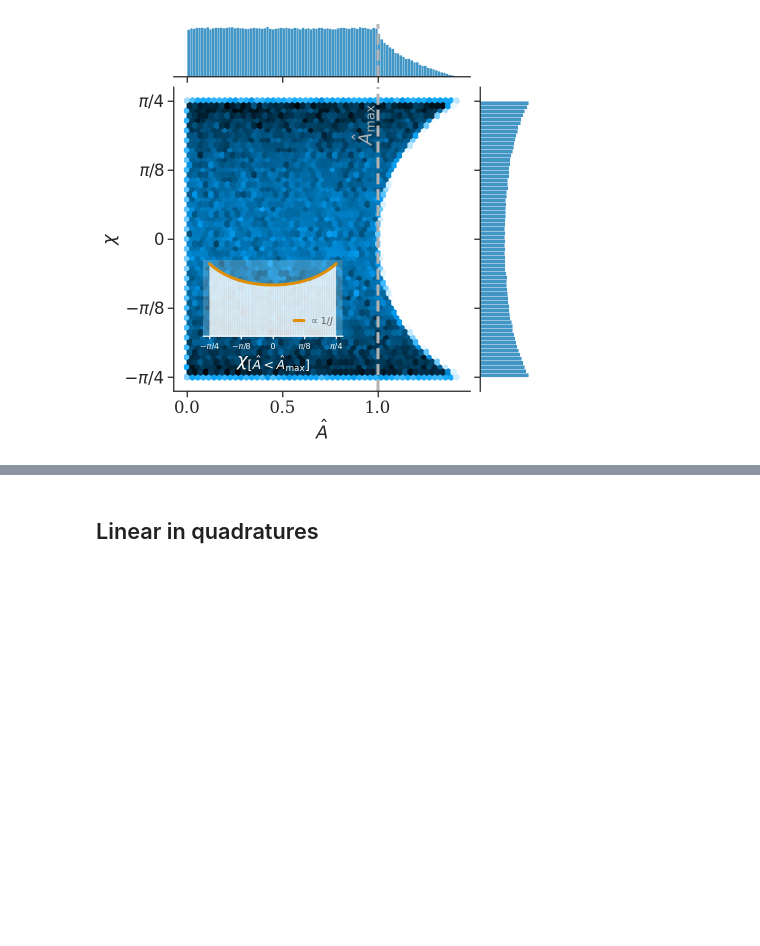
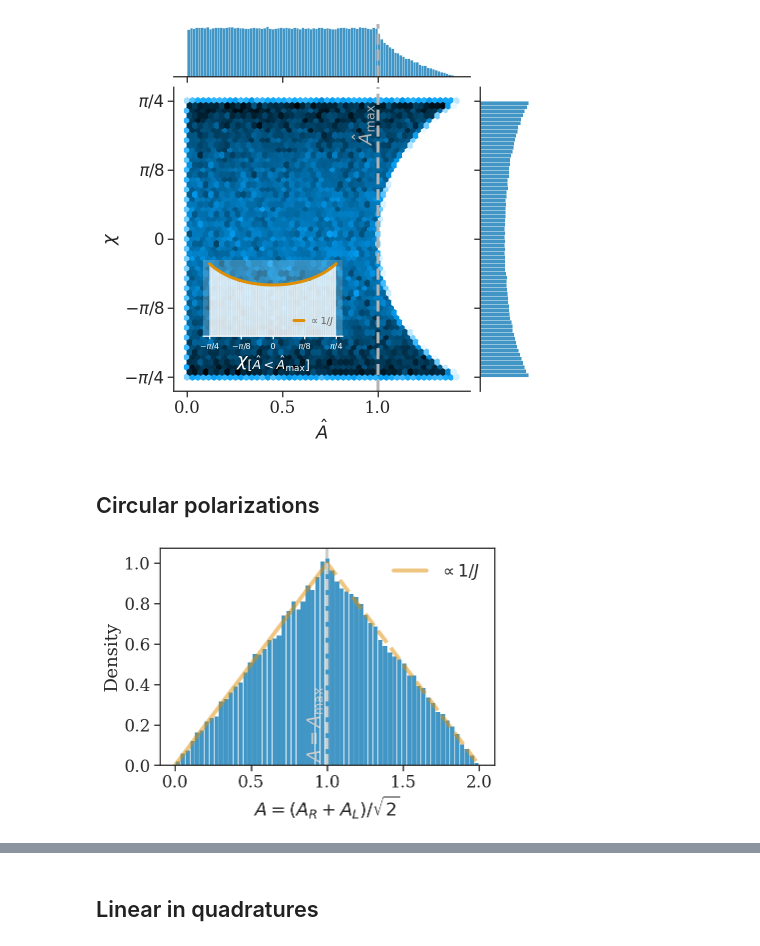
Before and after one commit to maxisi/gwpols, a Jupyter notebook: notebooks/jacobians.ipynb, the cells around one changed output, grey strips where cells are left out. Drawn from its saved outputs; the diff is of its cells as text; code cells hidden in the pictures; blank space fills up the shorter version.

```diff
--- a/notebooks/jacobians.ipynb
+++ b/notebooks/jacobians.ipynb
@@ -224,3 +230,34 @@ g.ax_joint.annotate(r"$\hat{A}_\mathrm{max}$",
             color=lkws['c']);
 # %% [output]
 [figure]
+# %% [markdown]
+## Circular polarizations
+# %%
+N = 50000
+Arlmax = np.sqrt(2)
+Ar = rng.uniform(0, Arlmax, N)
+Al = rng.uniform(0, Arlmax, N)
+A = (Ar + Al)/np.sqrt(2)
+e = (Ar - Al)/(Ar + Al)
+
+sns.histplot(A, stat='density')
+
+Amax = Arlmax / np.sqrt(2)
+x = np.linspace(0, Amax, 100)
+
+lkws = dict(lw=4, c=sns.color_palette()[1], alpha=0.5)
+plt.plot(x, x, **lkws, label=r'$\propto 1/J$')
+plt.plot(x+1, 1-x, ls='--', **lkws)
+
+l = plt.axvline(Amax, lw=3, ls='--', c='0.8')
+plt.gca().annotate(r"$A = A_\mathrm{max}$",
+            xy=(Amax, 0), xycoords='data', rotation=90,
+            xytext=(-3, 3), textcoords='offset points',
+            horizontalalignment='right', verticalalignment='bottom',
+            color=l.get_color());
+
+plt.legend(frameon=False);
+plt.xlabel(r'$A = \left(A_R + A_L\right)/\sqrt{2}$');
+plt.savefig('jac_Aep_RL.pdf', bbox_inches='tight')
+# %% [output]
+[figure, added]
```
Also changed, not shown: parts of 17 cells of this notebook, 5 other files.
